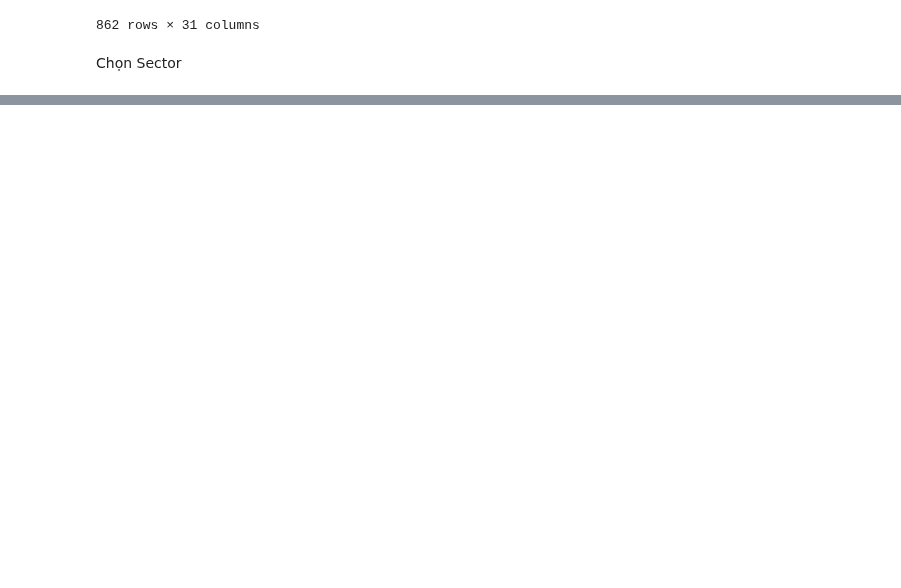
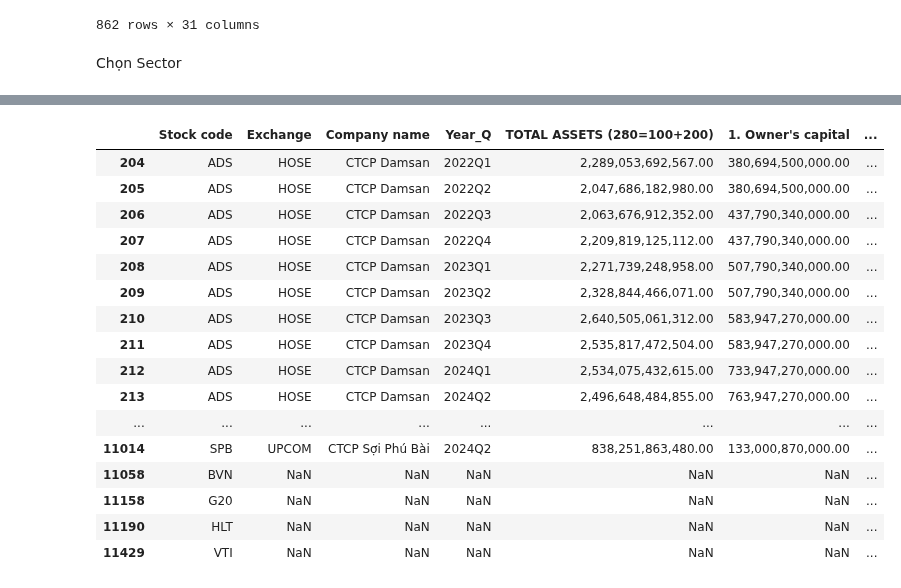
Before and after one commit to mrtotet/Statement_analyst_all_3, a Jupyter notebook: notebooks/data_from_vietstock/analyst.ipynb, the cells around one changed output, grey strips where cells are left out. Saved outputs shown, nothing was run; the diff lists cells and outputs as text; code cells hidden in the pictures; blank space fills up the shorter version.

```diff
--- a/notebooks/data_from_vietstock/analyst.ipynb
+++ b/notebooks/data_from_vietstock/analyst.ipynb
@@ -223,15 +223,33 @@ Choose_sector_overview
 | 811 | Textiles | 2024Q1 | ADSFTMHTGKMRNDTNTTPPHSTKSVDTVTSPB | 18,571,482,620,247.00 | 6,575,516,673,917.00 | 4,886,326,640,000.00 | ... |
 | 812 | Textiles | 2024Q2 | ADSFTMHTGKMRSTKSVDTVTSPB | 13,108,606,920,765.00 | 4,420,365,790,347.00 | 3,778,219,026,000.00 | ... |
 # %%
-Choose_sector_detailview = BCTC[BCTC['VS-Sector L4']==Choose_sector][["Stock code","Year_Q","TOTAL ASSETS (280=100+200)","1. Owner's capital ",'18. Net profit after tax  (60 = 50 - 51 - 52)','Market_cap']]
+Choose_sector_detailview = BCTC[BCTC['VS-Sector L4']==Choose_sector][["Stock code",'Exchange','Company name',"Year_Q","TOTAL ASSETS (280=100+200)","1. Owner's capital ",'18. Net profit after tax  (60 = 50 - 51 - 52)','Market_cap']]
 Choose_sector_detailview['Last_Year_Quarter_Profit'] = Choose_sector_detailview.groupby(["Stock code"])['18. Net profit after tax  (60 = 50 - 51 - 52)'].shift(4)  #lay loi nhuan quy cung ky nam truoc
 Choose_sector_detailview['YoY_Growth_Quarter'] = (Choose_sector_detailview['18. Net profit after tax  (60 = 50 - 51 - 52)']/Choose_sector_detailview['Last_Year_Quarter_Profit']-1)*100
 Choose_sector_detailview['EPS_quarter'] = Choose_sector_detailview['18. Net profit after tax  (60 = 50 - 51 - 52)']/(Choose_sector_detailview["1. Owner's capital "]/10000)
 Choose_sector_detailview['Rolling_EPS_4Q'] = Choose_sector_detailview.groupby('Stock code')['EPS_quarter'].rolling(4).sum().reset_index(level=0, drop=True)
 Choose_sector_detailview['Rolling_Profit_4Q'] = Choose_sector_detailview.groupby('Stock code')['18. Net profit after tax  (60 = 50 - 51 - 52)'].rolling(4).sum().reset_index(level=0, drop=True)
 Choose_sector_detailview['Last_Year_Rolling_Profit_4Q'] = Choose_sector_detailview.groupby(["Stock code"])['Rolling_Profit_4Q'].shift(4)  #lay loi nhuan rolling  cung ky nam truoc
 Choose_sector_detailview['YoY_Growth_Rolling_Profit_4Q'] = (Choose_sector_detailview['Rolling_Profit_4Q']/Choose_sector_detailview['Last_Year_Rolling_Profit_4Q']-1)*100
 Choose_sector_detailview['Rolling_PE_4Q'] = Choose_sector_detailview['Market_cap']/Choose_sector_detailview['Rolling_Profit_4Q']
 Choose_sector_detailview['ROE(%)'] = Choose_sector_detailview['Rolling_Profit_4Q']*100/Choose_sector_detailview["1. Owner's capital "]
 Choose_sector_detailview['ROA(%)'] = Choose_sector_detailview['Rolling_Profit_4Q']*100/Choose_sector_detailview["TOTAL ASSETS (280=100+200)"]
 Choose_sector_detailview
+# %% [output]
+|  | Stock code | Exchange | Company name | Year_Q | TOTAL ASSETS (280=100+200) | 1. Owner's capital | ... |
+| 204 | ADS | HOSE | CTCP Damsan | 2022Q1 | 2,289,053,692,567.00 | 380,694,500,000.00 | ... |
+| 205 | ADS | HOSE | CTCP Damsan | 2022Q2 | 2,047,686,182,980.00 | 380,694,500,000.00 | ... |
+| 206 | ADS | HOSE | CTCP Damsan | 2022Q3 | 2,063,676,912,352.00 | 437,790,340,000.00 | ... |
+| 207 | ADS | HOSE | CTCP Damsan | 2022Q4 | 2,209,819,125,112.00 | 437,790,340,000.00 | ... |
+| 208 | ADS | HOSE | CTCP Damsan | 2023Q1 | 2,271,739,248,958.00 | 507,790,340,000.00 | ... |
+| 209 | ADS | HOSE | CTCP Damsan | 2023Q2 | 2,328,844,466,071.00 | 507,790,340,000.00 | ... |
+| 210 | ADS | HOSE | CTCP Damsan | 2023Q3 | 2,640,505,061,312.00 | 583,947,270,000.00 | ... |
+| 211 | ADS | HOSE | CTCP Damsan | 2023Q4 | 2,535,817,472,504.00 | 583,947,270,000.00 | ... |
+| 212 | ADS | HOSE | CTCP Damsan | 2024Q1 | 2,534,075,432,615.00 | 733,947,270,000.00 | ... |
+| 213 | ADS | HOSE | CTCP Damsan | 2024Q2 | 2,496,648,484,855.00 | 763,947,270,000.00 | ... |
+| ... | ... | ... | ... | ... | ... | ... | ... |
+| 11014 | SPB | UPCOM | CTCP Sợi Phú Bài | 2024Q2 | 838,251,863,480.00 | 133,000,870,000.00 | ... |
+| 11058 | BVN | NaN | NaN | NaN | NaN | NaN | ... |
+| 11158 | G20 | NaN | NaN | NaN | NaN | NaN | ... |
+| 11190 | HLT | NaN | NaN | NaN | NaN | NaN | ... |
+| 11429 | VTI | NaN | NaN | NaN | NaN | NaN | ... |
```
Also changed, not shown: parts of 2 cells of this notebook.
